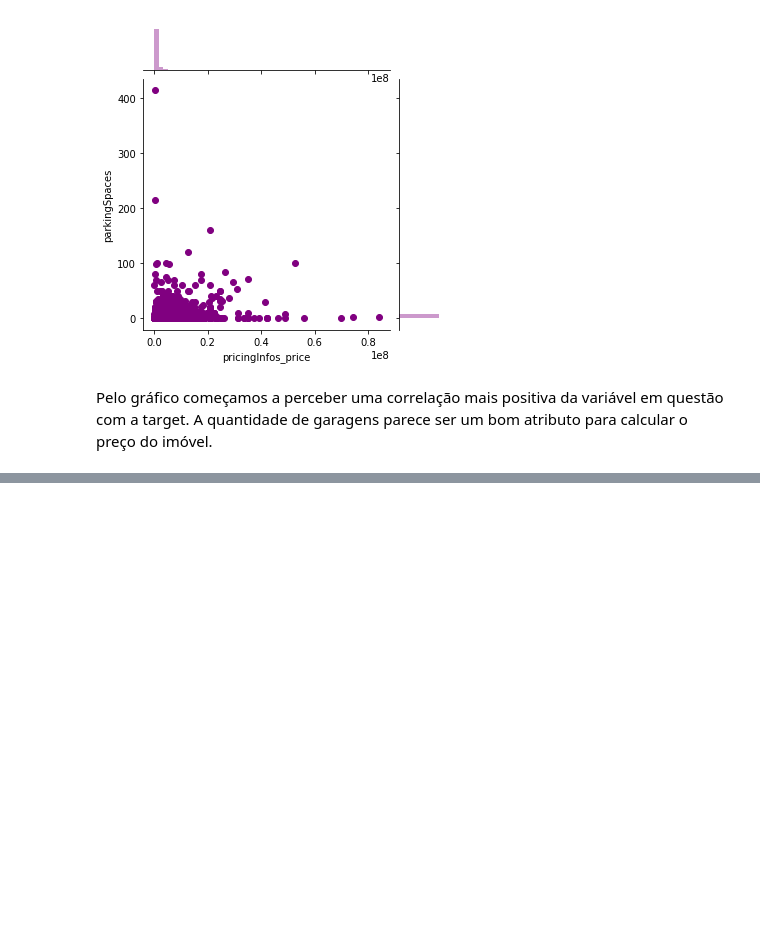
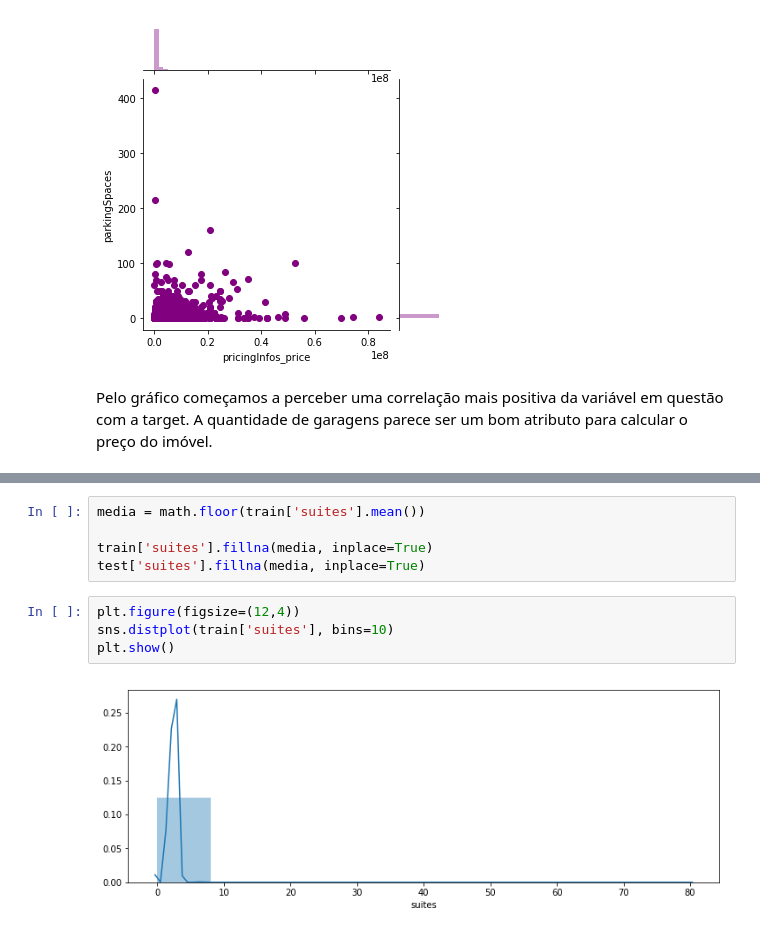
Before and after one commit to raphalencar/ml_apartment_price_advanced_regression_techniques, a Jupyter notebook: data-science-challenge.ipynb, the cells around one changed output, grey strips where cells are left out. Saved outputs shown, nothing was run; the diff lists cells and outputs as text; blank space fills up the shorter version.

```diff
--- a/data-science-challenge.ipynb
+++ b/data-science-challenge.ipynb
@@ -725,0 +780,11 @@ Coeficente de correlação:  0.33832427152094563
+# %%
+media = math.floor(train['suites'].mean())
+
+train['suites'].fillna(media, inplace=True)
+test['suites'].fillna(media, inplace=True)
+# %%
+plt.figure(figsize=(12,4))
+sns.distplot(train['suites'], bins=10)
+plt.show()
+# %% [output]
+[figure, added]
```
Also changed, not shown: parts of 107 cells of this notebook.
